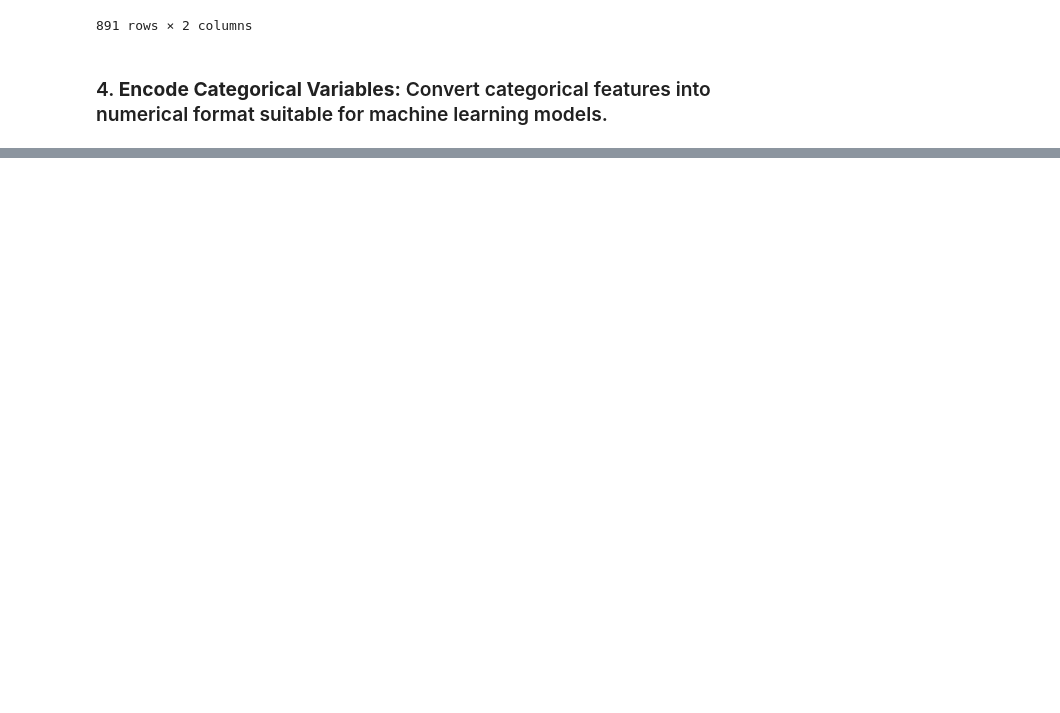
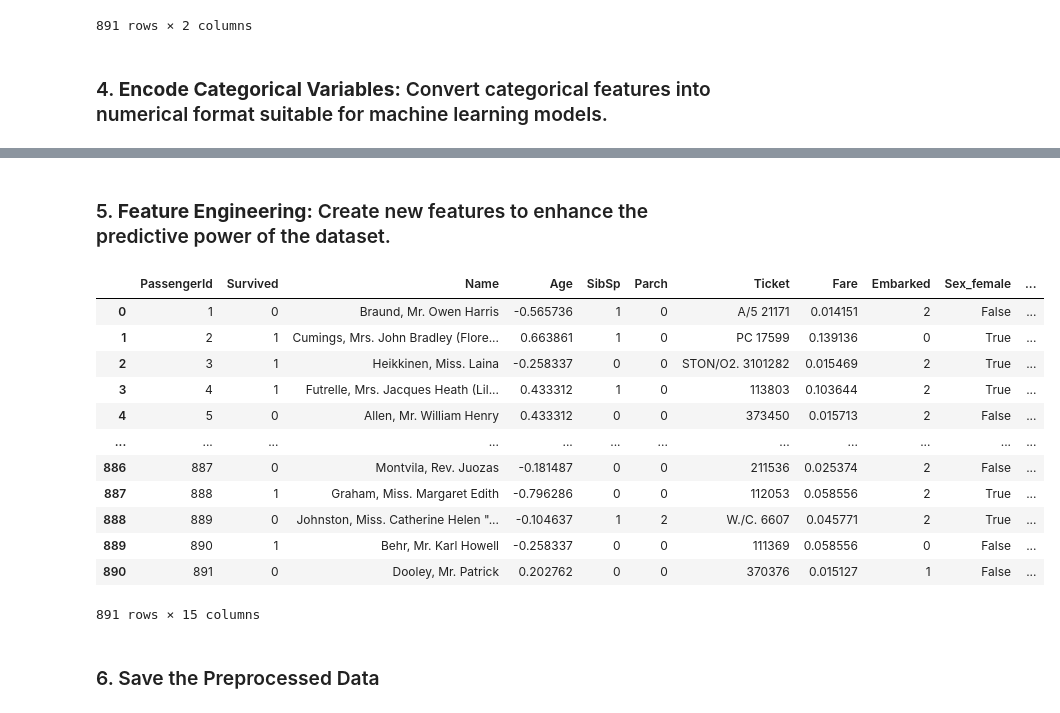
Before and after one commit to sghatak5/Titanic-Dataset-PreProcessing, a Jupyter notebook: data-preprocessing.ipynb, the cells around one changed output, grey strips where cells are left out. Cells and saved outputs as stored; diff of their text form; code cells hidden in the pictures; blank space fills up the shorter version.

```diff
--- a/data-preprocessing.ipynb
+++ b/data-preprocessing.ipynb
@@ -226,0 +215,3 @@ df[['Age', 'Fare']]
+# %%
+df = pd.get_dummies(df, columns=['Sex', 'Pclass'])
+df[['Sex_male', 'Sex_female', 'Pclass_1', 'Pclass_2', 'Pclass_3']]
@@ -226,0 +236,5 @@ df[['Age', 'Fare']]
+# %%
+le = LabelEncoder()
+
+df['Embarked'] = le.fit_transform(df['Embarked']) #C = 0, Q = 1, S = 2
+df['Embarked']
@@ -226,0 +254,21 @@ df[['Age', 'Fare']]
+# %% [markdown]
+### 5. **Feature Engineering:** Create new features to enhance the predictive power of the dataset.
+# %%
+df['FamilySize'] = df['SibSp'] + df['Parch'] + 1
+df
+# %% [output]
+|  | PassengerId | Survived | Name | Age | SibSp | Parch | Ticket | Fare | Embarked | Sex_female | ... |
+| 0 | 1 | 0 | Braund, Mr. Owen Harris | -0.565736 | 1 | 0 | A/5 21171 | 0.014151 | 2 | False | ... |
+| 1 | 2 | 1 | Cumings, Mrs. John Bradley (Flore... | 0.663861 | 1 | 0 | PC 17599 | 0.139136 | 0 | True | ... |
+| 2 | 3 | 1 | Heikkinen, Miss. Laina | -0.258337 | 0 | 0 | STON/O2. 3101282 | 0.015469 | 2 | True | ... |
+| 3 | 4 | 1 | Futrelle, Mrs. Jacques Heath (Lil... | 0.433312 | 1 | 0 | 113803 | 0.103644 | 2 | True | ... |
+| 4 | 5 | 0 | Allen, Mr. William Henry | 0.433312 | 0 | 0 | 373450 | 0.015713 | 2 | False | ... |
+| ... | ... | ... | ... | ... | ... | ... | ... | ... | ... | ... | ... |
+| 886 | 887 | 0 | Montvila, Rev. Juozas | -0.181487 | 0 | 0 | 211536 | 0.025374 | 2 | False | ... |
+| 887 | 888 | 1 | Graham, Miss. Margaret Edith | -0.796286 | 0 | 0 | 112053 | 0.058556 | 2 | True | ... |
+| 888 | 889 | 0 | Johnston, Miss. Catherine Helen "... | -0.104637 | 1 | 2 | W./C. 6607 | 0.045771 | 2 | True | ... |
+| 889 | 890 | 1 | Behr, Mr. Karl Howell | -0.258337 | 0 | 0 | 111369 | 0.058556 | 0 | False | ... |
+| 890 | 891 | 0 | Dooley, Mr. Patrick | 0.202762 | 0 | 0 | 370376 | 0.015127 | 1 | False | ... |
+891 rows × 15 columns
+# %% [markdown]
+### 6. Save the Preprocessed Data
```
Also changed, not shown: parts of 12 cells of this notebook, 1 other file.
